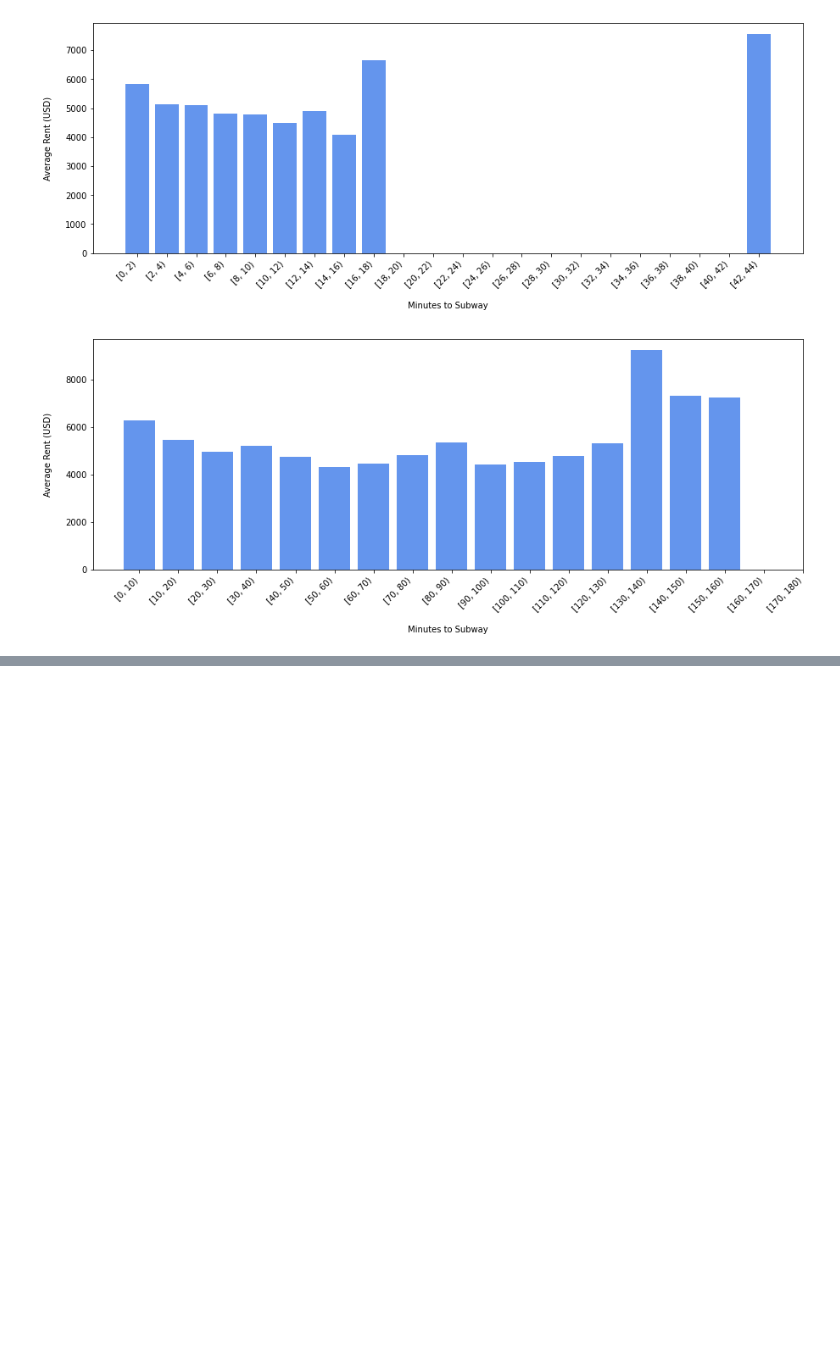
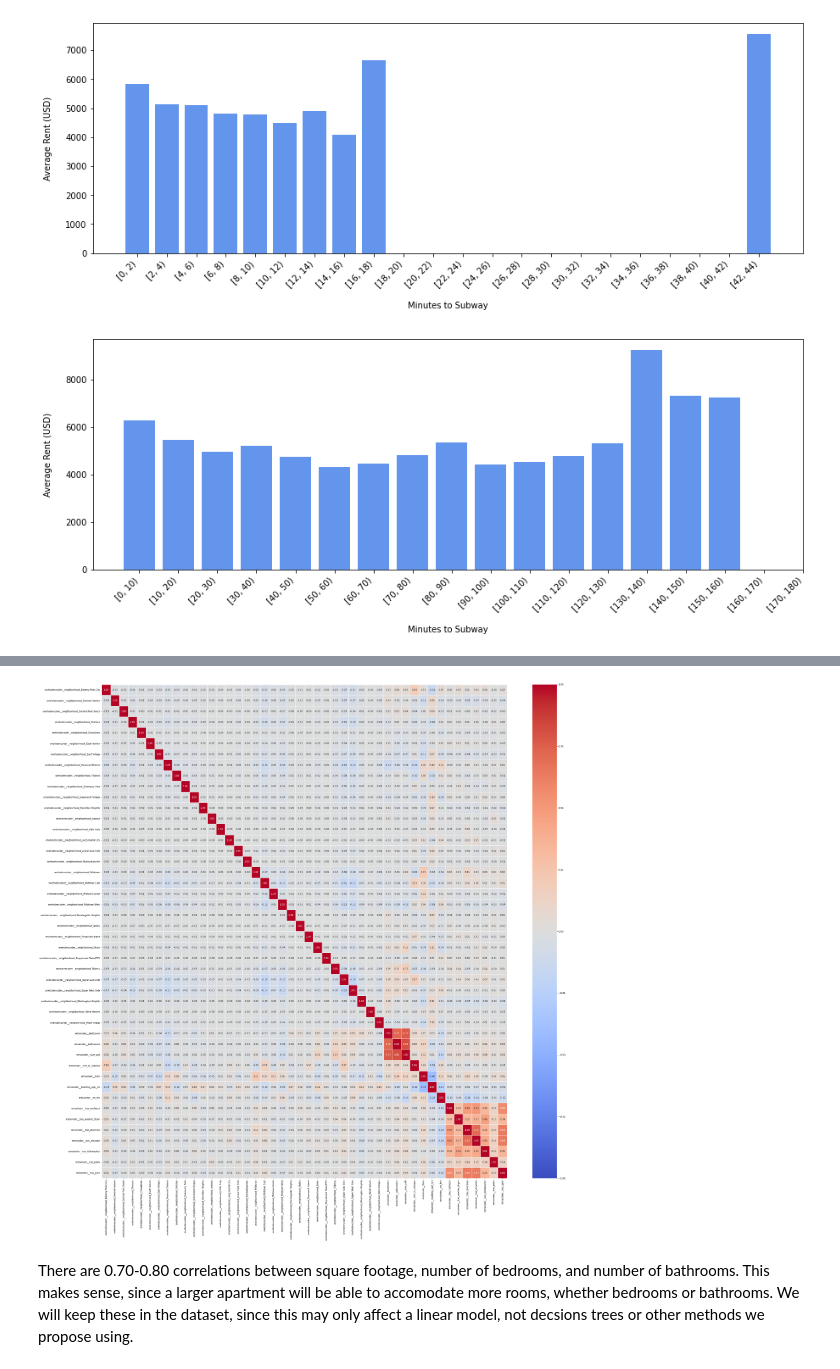
Before and after one commit to WilsonLiu2002/NYC-Rent-Prediction, a Jupyter notebook: Notebooks/Rent_Predict.ipynb, the cells around one changed output, grey strips where cells are left out. Saved outputs shown, nothing was run; the diff lists cells and outputs as text; code cells hidden in the pictures; blank space fills up the shorter version.

```diff
--- a/Notebooks/Rent_Predict.ipynb
+++ b/Notebooks/Rent_Predict.ipynb
@@ -88,2 +103,30 @@ plt.show()
 # %%
-# set target and drop the rental_id feature, since it is not needed for the model
+# Set target and drop the rental_id feature, since it is not needed for the model
+# Also drop the borough feature, since it is only Manhattan
+
+manhattan = pd.read_csv('../data/manhattan.csv')
+
+X = manhattan.drop(['rent', 'rental_id', 'borough'], axis=1)
+y = manhattan['rent']
+# %%
+# Separate data into development and test sets
+# Non-stratified split, 80 percent development, 20 percent test
+
+X_dev, X_test, y_dev, y_test = train_test_split(X, y, test_size=0.2, random_state=42) # 80-20 split
+# %%
+# Encode categorical features -- just neighborhood
+
+# List categorical (both hot encoding and label encoding) and numerical features
+cat_features_hot = ["neighborhood"]
+
+# encode using One Hot Encoder, since there is no ordering or ranking of neighborhoods
+preprocess = make_column_transformer((OneHotEncoder(handle_unknown="error"), cat_features_hot),remainder="passthrough")
+
+transformed_data = preprocess.fit_transform(X_dev)
+feature_names = preprocess.get_feature_names_out()
+
+# Convert back to pandas data frame
+X_dev = pd.DataFrame(transformed_data, columns=feature_names)
+
+# Encode the test datsets and transform to pandas data frame
+X_test = pd.DataFrame(preprocess.transform(X_test), columns=feature_names)
@@ -89,0 +154,13 @@ plt.show()
+# %%
+# Compute correlation matrix for development data
+
+corr_matrix = X_dev.corr()
+
+# Plot correlation matrix
+plt.figure(figsize=(40, 40))
+sns.heatmap(corr_matrix, annot=True, fmt=".2f", cmap="coolwarm", linewidths=0.5, vmin=-1, vmax=1)
+plt.show()
+# %% [output]
+[figure, added]
+# %% [markdown]
+There are 0.70-0.80 correlations between square footage, number of bedrooms, and number of bathrooms. This makes sense, since a larger apartment will be able to accomodate more rooms, whether bedrooms or bathrooms. We will keep these in the dataset, since this may only affect a linear model, not decsions trees or other methods we propose using.
```
Also changed, not shown: parts of 5 cells of this notebook.
